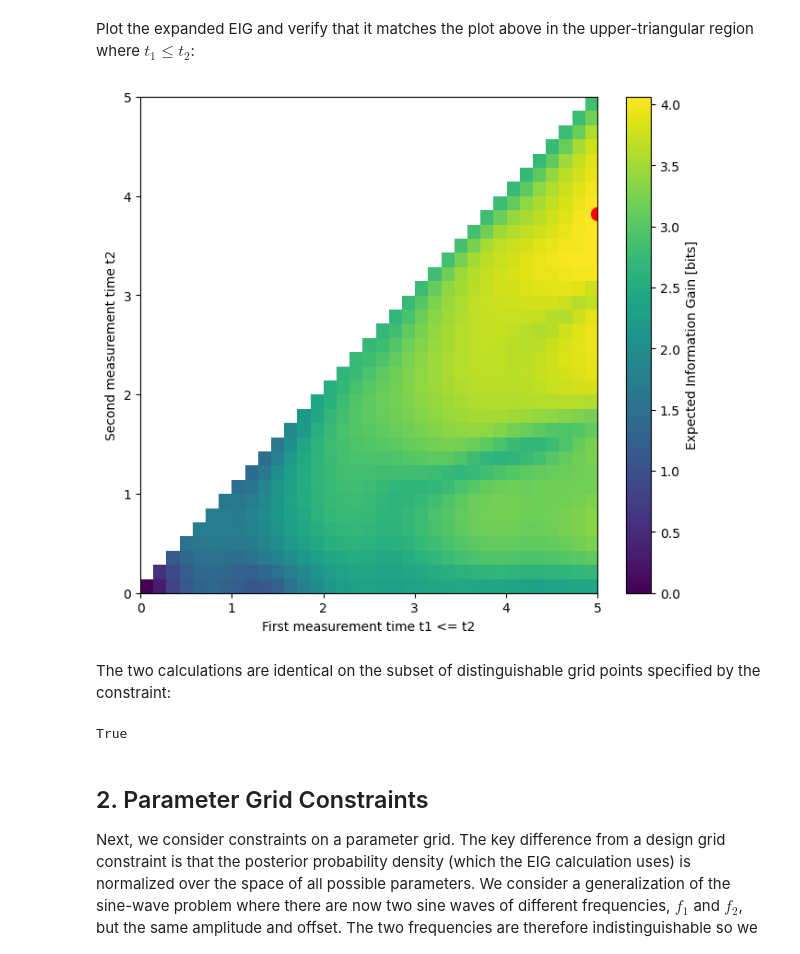
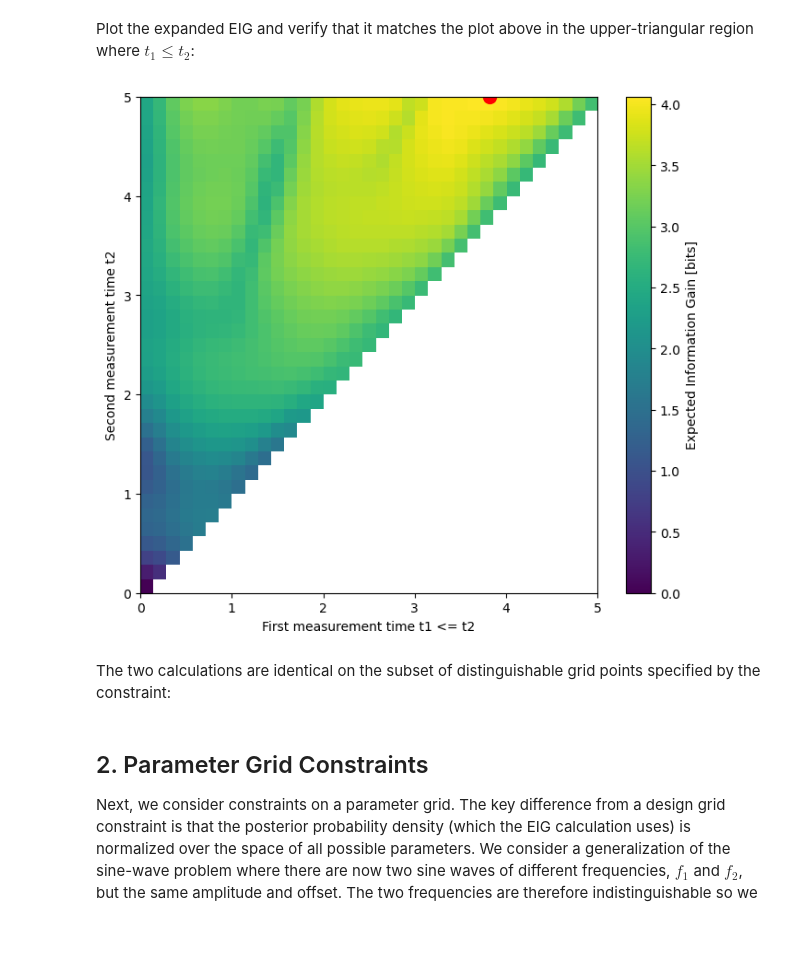
Before and after one commit to dkirkby/bayesdesign, a Jupyter notebook: examples/GridConstraints.ipynb, the cells around one changed output. Drawn from its saved outputs; the diff is of its cells as text; code cells hidden in the pictures.

Commit message:
update examples to use dict of best design returned by calculateEIG

```diff
--- a/examples/GridConstraints.ipynb
+++ b/examples/GridConstraints.ipynb
@@ -69,4 +64,0 @@ array([5.])
-# %%
-i1, i2 = np.unravel_index(np.argmax(designer1.EIG), designer1.EIG.shape)
-t1, t2 = designs1.t1[i1,0], designs1.t2[0,i2]
-print(f'Maximum EIG of {designer1.EIG[i1,i2]:.2f} at t1={t1:.2f}, t2={t2:.2f}')
@@ -133,7 +125,7 @@ designer1b = ExperimentDesigner(params1, features1, designs1b, likelihood1b)
 # %% [markdown]
 Note how the `likelihood` and `posterior` arrays are now about half the size:
 # %%
-designer1b.calculateEIG(prior1)
+best1b = designer1b.calculateEIG(prior1)
 designer1b.describe()
 # %% [output]
 GRID       designs [630:t1, 630:t2]
@@ -153,19 +147,17 @@ EIG1b = designs1b.expand(designer1b.EIG)
 Plot the expanded EIG and verify that it matches the plot above in the upper-triangular region where $t_1 \le t_2$:
 # %%
 fig, ax = plt.subplots(figsize=(8,7))
-I = ax.imshow(EIG1b, origin='lower', extent=designs1b.extent('t1')+designs1b.extent('t2'), aspect='auto')
+I = ax.imshow(EIG1b.T, origin='lower', extent=designs1b.extent('t1')+designs1b.extent('t2'), aspect='auto')
 plt.colorbar(I, ax=ax, label='Expected Information Gain [bits]')
-ax.plot(t2, t1, 'ro', markersize=10)
+ax.plot(best1b['t1'], best1b['t2'], 'ro', markersize=10)
 ax.set(xlabel='First measurement time t1 <= t2', ylabel='Second measurement time t2');
 # %% [output]
-[figure, old version]
+[figure, new version]
 # %% [markdown]
 The two calculations are identical on the subset of distinguishable grid points specified by the constraint:
 # %%
 mask = ~np.isnan(EIG1b)
-np.array_equal(designer1.EIG[mask], EIG1b[mask])
+assert np.array_equal(designer1.EIG[mask], EIG1b[mask])
-# %% [output]
-True
 # %% [markdown]
 ## 2. Parameter Grid Constraints
 
```
Also changed, not shown: parts of 17 cells of this notebook, 1 other file.
